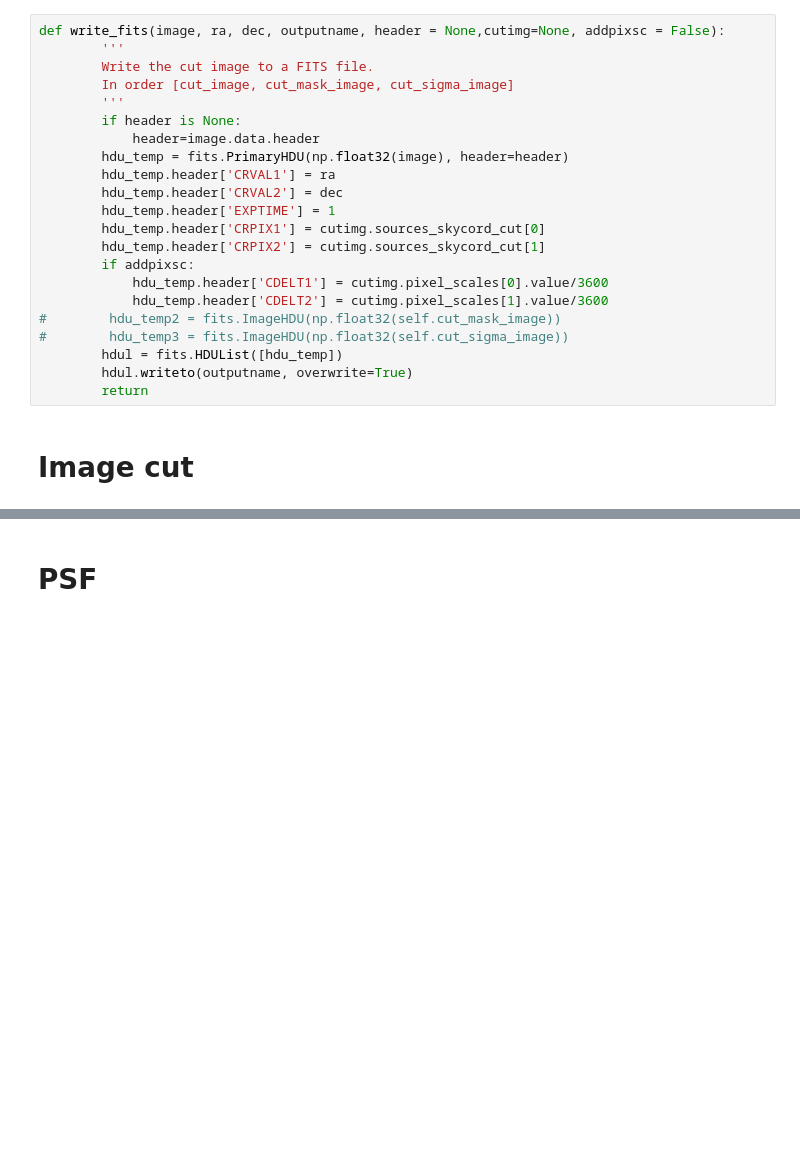
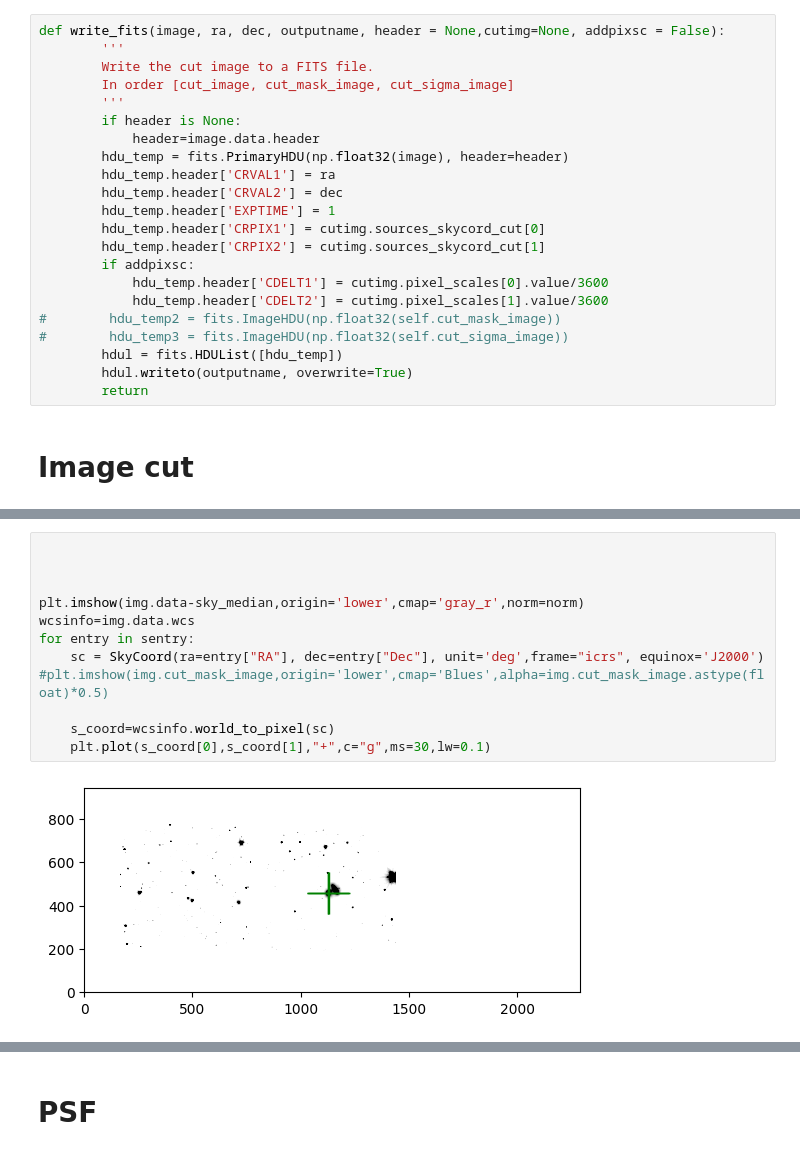
Before and after one commit to yuanzeding/XILLVER_HDtestset, a Jupyter notebook: improc.ipynb, the cells around one changed output, grey strips where cells are left out. Drawn from its saved outputs; the diff is of its cells as text; blank space fills up the shorter version.

```diff
--- a/improc.ipynb
+++ b/improc.ipynb
@@ -148,3 +156,17 @@ plt.imshow(img.cut_mask_image,origin='lower',cmap='Blues',alpha=img.cut_mask_ima
+# %%
+
+
+
+plt.imshow(img.data-sky_median,origin='lower',cmap='gray_r',norm=norm)
+wcsinfo=img.data.wcs
+for entry in sentry:
+    sc = SkyCoord(ra=entry["RA"], dec=entry["Dec"], unit='deg',frame="icrs", equinox='J2000')
+#plt.imshow(img.cut_mask_image,origin='lower',cmap='Blues',alpha=img.cut_mask_image.astype(float)*0.5)
+
+    s_coord=wcsinfo.world_to_pixel(sc)
+    plt.plot(s_coord[0],s_coord[1],"+",c="g",ms=30,lw=0.1)
+# %% [output]
+[figure, new version]
 # %%
 plt.imshow(img.cut_mask_image,origin='lower',cmap='gray_r')
 # %% [output]
```
Also changed, not shown: parts of 11 cells of this notebook, 25 other files.
